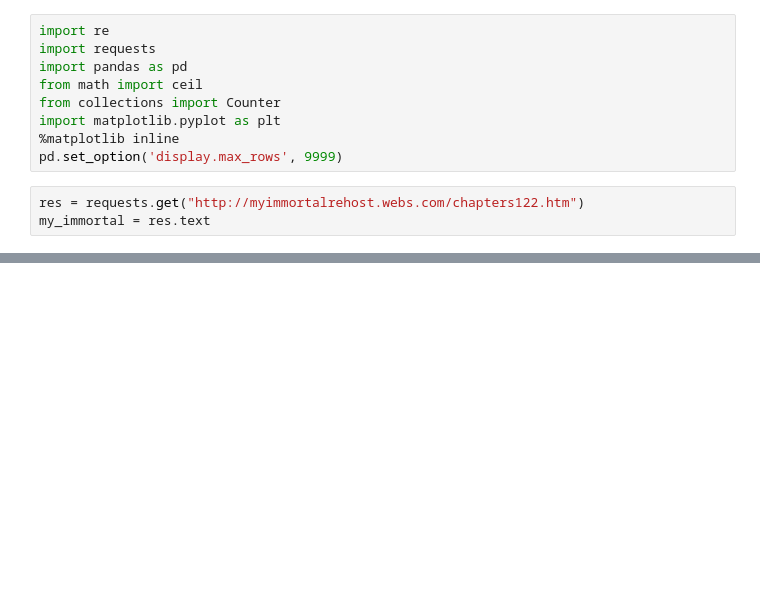
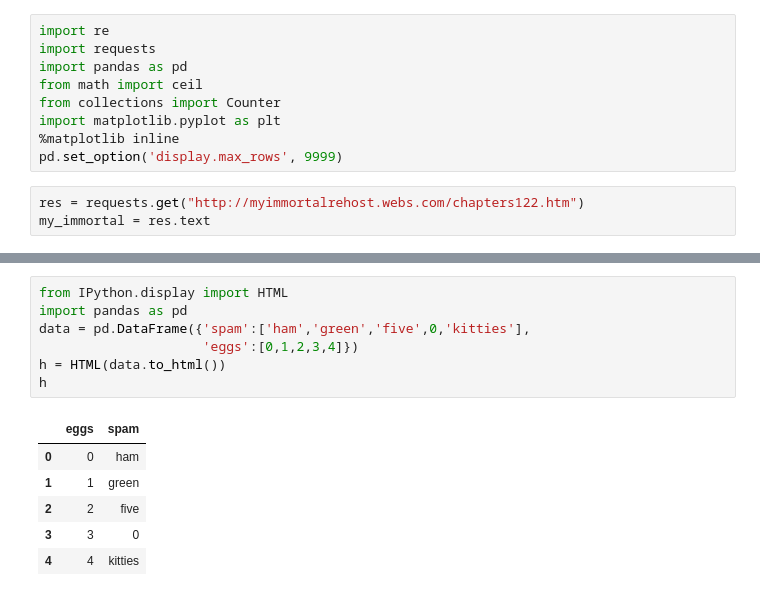
Before and after one commit to BarnetteME1/Zipf-s-law, a Jupyter notebook: My Immortal.ipynb, the cells around one changed output, grey strips where cells are left out. Drawn from its saved outputs; the diff is of its cells as text; blank space fills up the shorter version.

```diff
--- a/My Immortal.ipynb
+++ b/My Immortal.ipynb
@@ -21,0 +63,14 @@ my_immortal
+# %%
+from IPython.display import HTML
+import pandas as pd
+data = pd.DataFrame({'spam':['ham','green','five',0,'kitties'],
+                     'eggs':[0,1,2,3,4]})
+h = HTML(data.to_html())
+h
+# %% [output]
+|  | eggs | spam |
+| 0 | 0 | ham |
+| 1 | 1 | green |
+| 2 | 2 | five |
+| 3 | 3 | 0 |
+| 4 | 4 | kitties |
```
Also changed, not shown: parts of 10 cells of this notebook, 2 other files.
